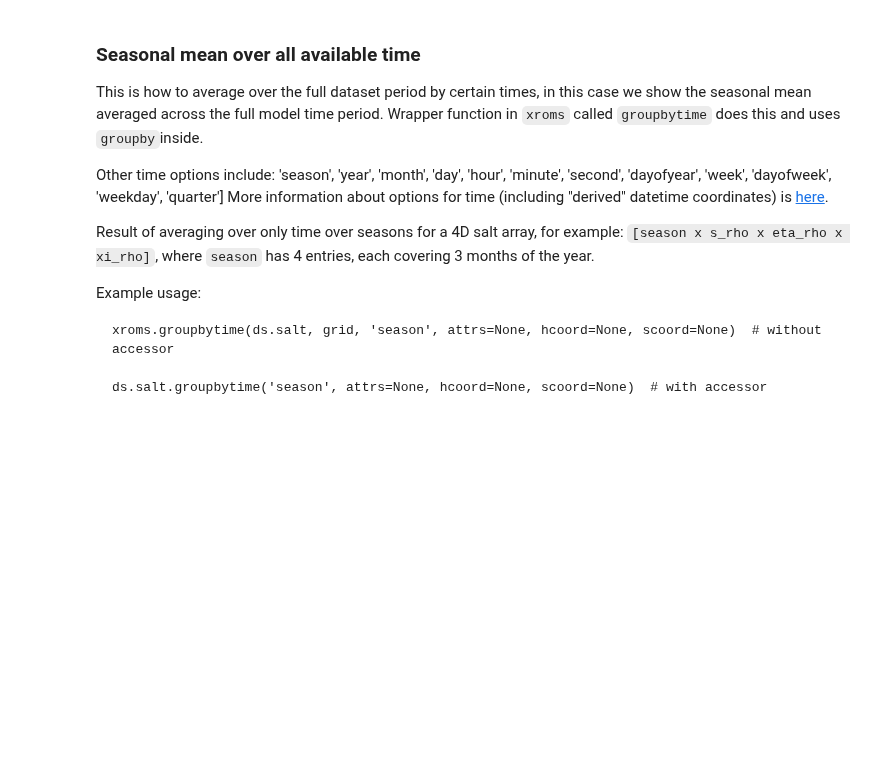
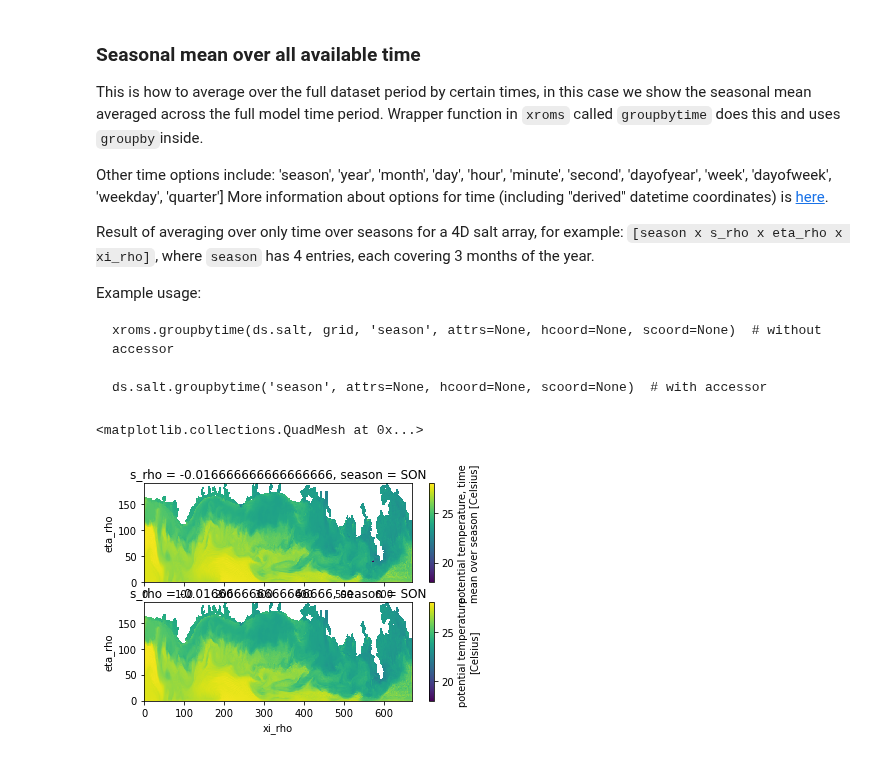
Before and after one commit to xoceanmodel/xroms, a Jupyter notebook: examples/calc.ipynb, the cells around one changed output. Cells and saved outputs as stored; diff of their text form; code cells hidden in the pictures; blank space fills up the shorter version.

```diff
--- a/examples/calc.ipynb
+++ b/examples/calc.ipynb
@@ -584 +806,8 @@ ds.temp.isel(s_rho=-1).xroms.groupbytime('season');
+# %%
+fig, axes = plt.subplots(2, 1)
+ds.temp.isel(s_rho=-1).xroms.groupbytime('season').plot(ax=axes[0])
+ds.temp.cf.isel(Z=-1).cf.groupby('T.season').mean().plot(ax=axes[1])
+# %% [output]
+<matplotlib.collections.QuadMesh at 0x...>
+[figure, added]
 # %%
```
Also changed, not shown: parts of 91 cells of this notebook, 11 other files.
